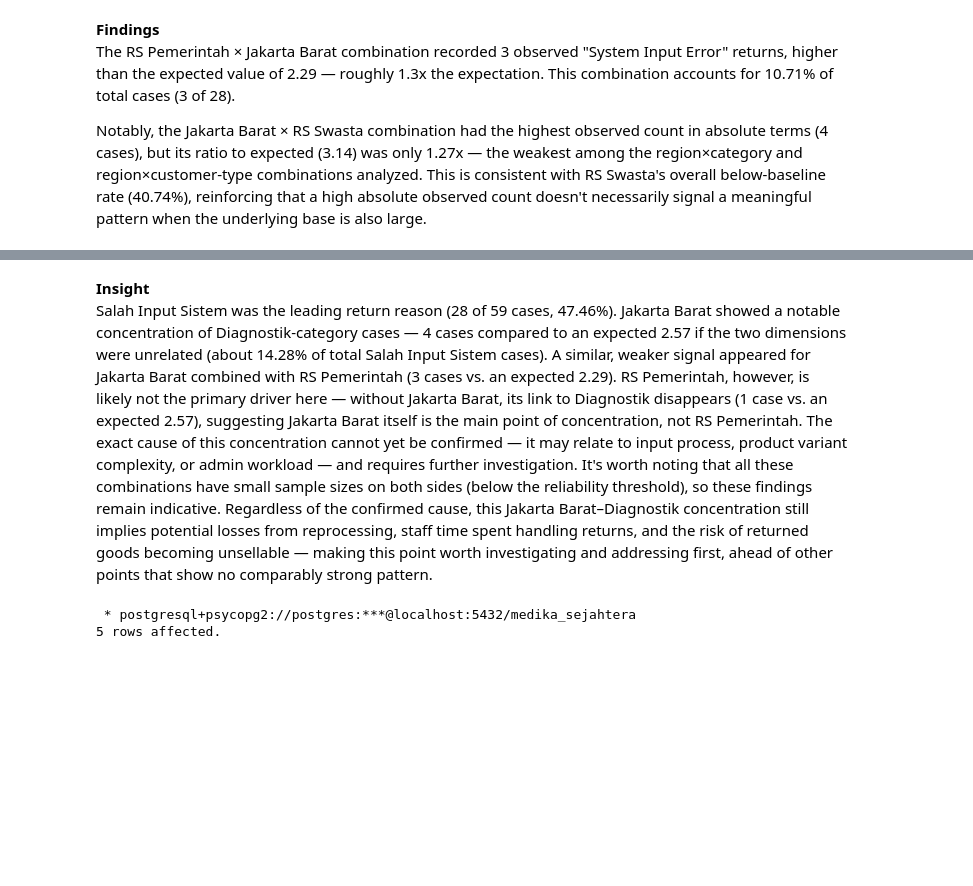
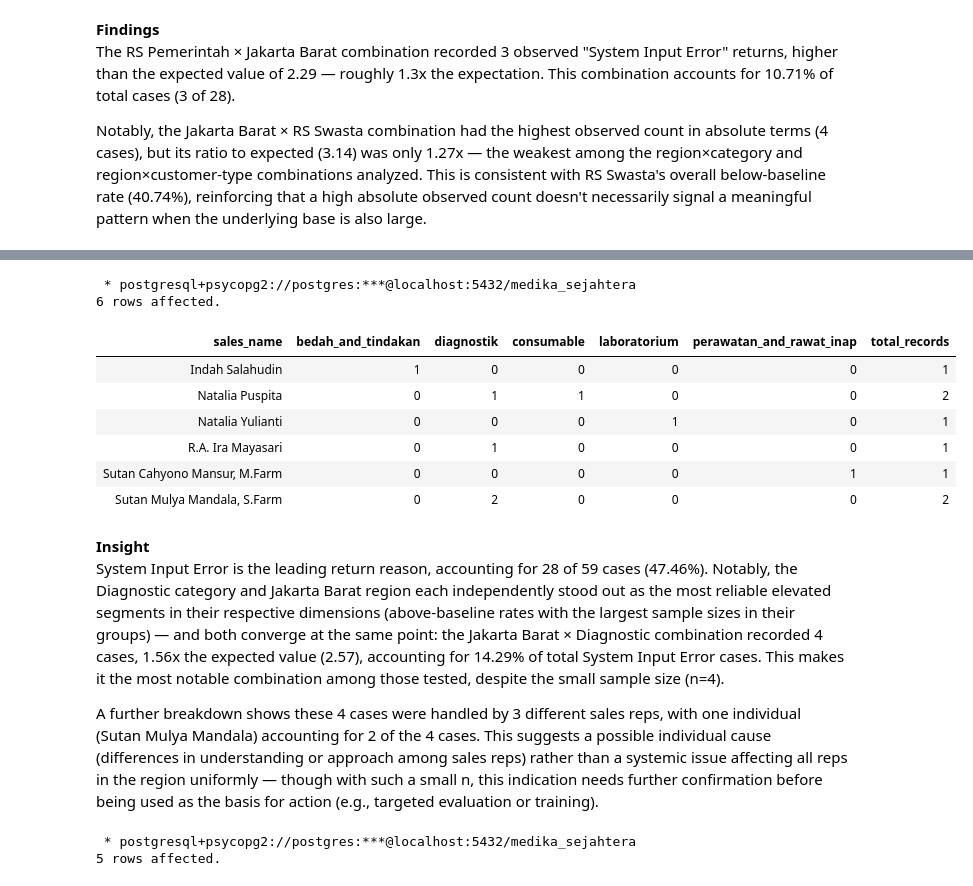
Before and after one commit to Rpfitrah/return-analysis-medika-sejahtera, a Jupyter notebook: Notebook/EDA.ipynb, the cells around one changed output, grey strips where cells are left out. Cells and saved outputs as stored; diff of their text form; code cells hidden in the pictures; blank space fills up the shorter version.

```diff
--- a/Notebook/EDA.ipynb
+++ b/Notebook/EDA.ipynb
@@ -453,6 +467,47 @@ Notably, the Jakarta Barat × RS Swasta combination had the highest observed cou
+# %%
+%%sql
+
+SELECT
+    msr.sales_name,
+    COUNT(*) FILTER (WHERE kategori = 'Bedah & Tindakan' ) AS Bedah_and_Tindakan,
+        COUNT(*) FILTER (WHERE kategori = 'Diagnostik' ) AS Diagnostik,
+        COUNT(*) FILTER (WHERE kategori = 'Consumable' ) AS Consumable,
+        COUNT(*) FILTER (WHERE kategori = 'Laboratorium' ) AS Laboratorium,
+        COUNT(*) FILTER (WHERE kategori = 'Perawatan & Rawat Inap' ) AS Perawatan_and_Rawat_Inap,
+    COUNT(*) AS total_records
+FROM
+    return_cleaned rc
+LEFT JOIN return_data rd
+    ON rc.retur_id = rd.retur_id
+LEFT JOIN so_data sd
+    ON rd.so_id = sd.so_id
+LEFT JOIN master_sales_rep msr
+    ON sd.sales_rep_id = msr.sales_rep_id
+
+WHERE
+    rc.return_reason_cleaned = 'Salah Input Sistem' AND
+    rc.region_cleaned = 'Jakarta Barat' AND
+    msr.status = 'Active'
+GROUP BY
+    region_cleaned,
+    msr.sales_name
+ORDER BY
+    region_cleaned
+# %% [output]
+ * postgresql+psycopg2://postgres:***@localhost:5432/medika_sejahtera
+6 rows affected.
+| sales_name | bedah_and_tindakan | diagnostik | consumable | laboratorium | perawatan_and_rawat_inap | total_records |
+| Indah Salahudin | 1 | 0 | 0 | 0 | 0 | 1 |
+| Natalia Puspita | 0 | 1 | 1 | 0 | 0 | 2 |
+| Natalia Yulianti | 0 | 0 | 0 | 1 | 0 | 1 |
+| R.A. Ira Mayasari | 0 | 1 | 0 | 0 | 0 | 1 |
+| Sutan Cahyono Mansur, M.Farm | 0 | 0 | 0 | 0 | 1 | 1 |
+| Sutan Mulya Mandala, S.Farm | 0 | 2 | 0 | 0 | 0 | 2 |
 # %% [markdown]
 **Insight**
-Salah Input Sistem was the leading return reason (28 of 59 cases, 47.46%). Jakarta Barat showed a notable concentration of Diagnostik-category cases — 4 cases compared to an expected 2.57 if the two dimensions were unrelated (about 14.28% of total Salah Input Sistem cases). A similar, weaker signal appeared for Jakarta Barat combined with RS Pemerintah (3 cases vs. an expected 2.29). RS Pemerintah, however, is likely not the primary driver here — without Jakarta Barat, its link to Diagnostik disappears (1 case vs. an expected 2.57), suggesting Jakarta Barat itself is the main point of concentration, not RS Pemerintah. The exact cause of this concentration cannot yet be confirmed — it may relate to input process, product variant complexity, or admin workload — and requires further investigation. It's worth noting that all these combinations have small sample sizes on both sides (below the reliability threshold), so these findings remain indicative. Regardless of the confirmed cause, this Jakarta Barat–Diagnostik concentration still implies potential losses from reprocessing, staff time spent handling returns, and the risk of returned goods becoming unsellable — making this point worth investigating and addressing first, ahead of other points that show no comparably strong pattern.
+System Input Error is the leading return reason, accounting for 28 of 59 cases (47.46%). Notably, the Diagnostic category and Jakarta Barat region each independently stood out as the most reliable elevated segments in their respective dimensions (above-baseline rates with the largest sample sizes in their groups) — and both converge at the same point: the Jakarta Barat × Diagnostic combination recorded 4 cases, 1.56x the expected value (2.57), accounting for 14.29% of total System Input Error cases. This makes it the most notable combination among those tested, despite the small sample size (n=4).
+
+A further breakdown shows these 4 cases were handled by 3 different sales reps, with one individual (Sutan Mulya Mandala) accounting for 2 of the 4 cases. This suggests a possible individual cause (differences in understanding or approach among sales reps) rather than a systemic issue affecting all reps in the region uniformly — though with such a small n, this indication needs further confirmation before being used as the basis for action (e.g., targeted evaluation or training).
 # %%
 %%sql
 
```
Also changed, not shown: parts of 1 cell of this notebook.
